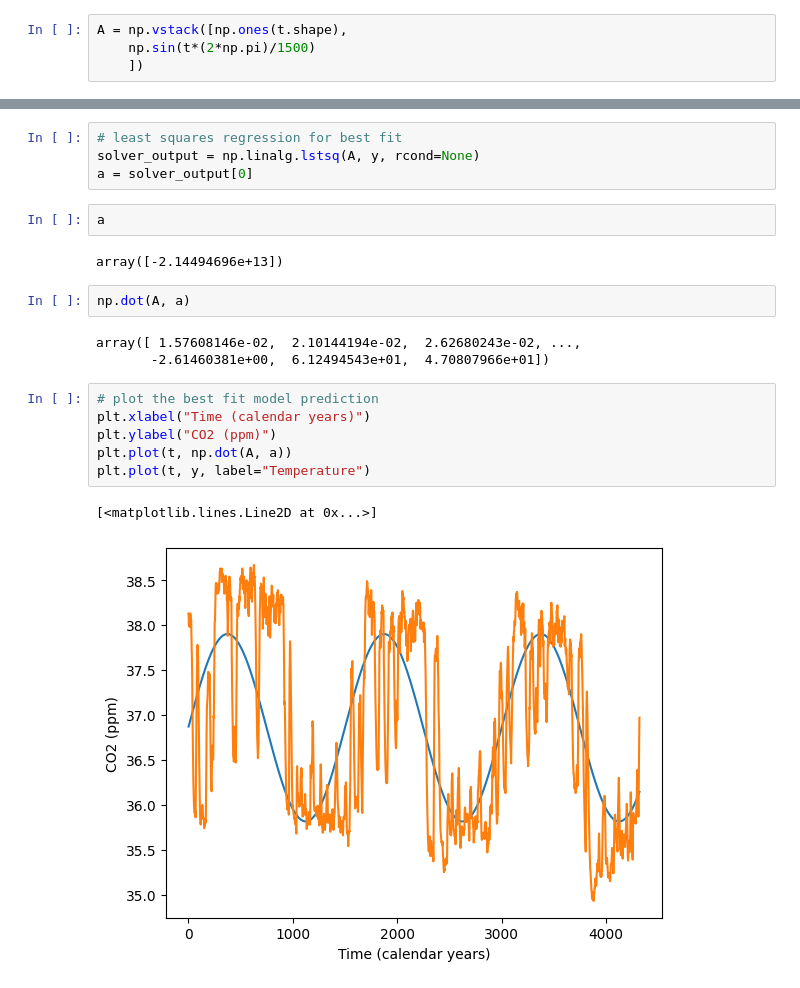
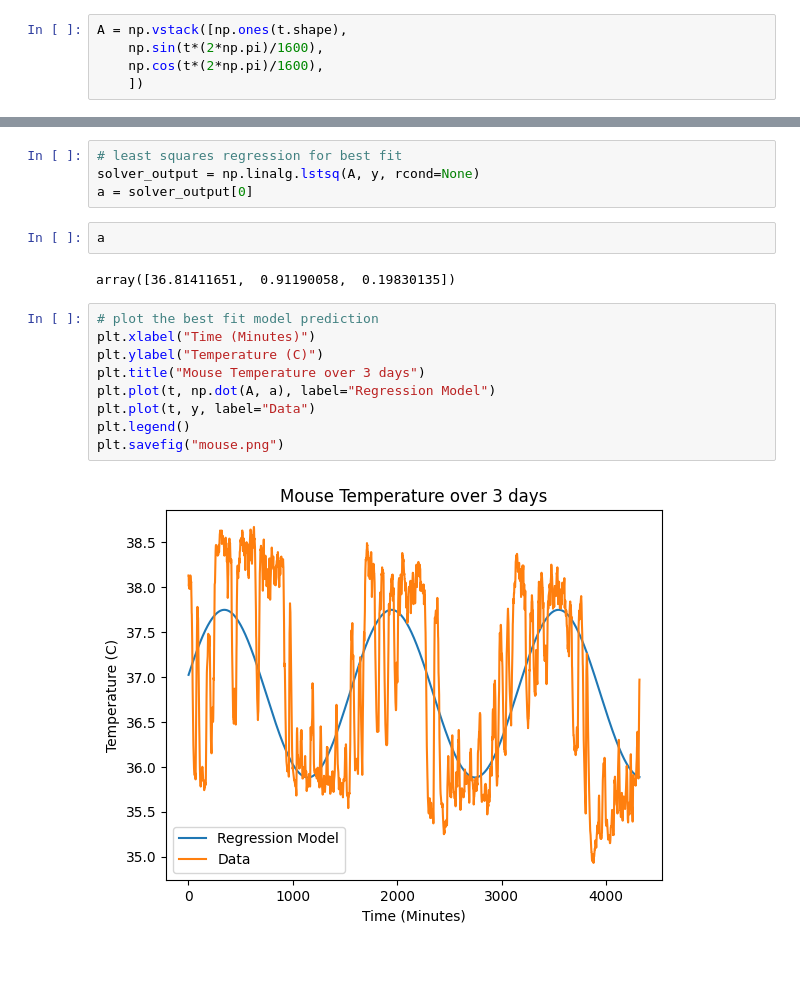
Before and after one commit to Noah-B-Reef/MAT4020-Homework7, a Jupyter notebook: mouse.ipynb, the cells around one changed output, grey strips where cells are left out. Drawn from its saved outputs; the diff is of its cells as text; blank space fills up the shorter version.

```diff
--- a/mouse.ipynb
+++ b/mouse.ipynb
@@ -67,7 +67,8 @@ A = np.vstack([
     ])
 # %%
 A = np.vstack([np.ones(t.shape),
-    np.sin(t*(2*np.pi)/1500)
+    np.sin(t*(2*np.pi)/1600),
+    np.cos(t*(2*np.pi)/1600),
     ])
 # %%
 # transpose
@@ -79,18 +80,15 @@ a = solver_output[0]
 # %%
 a
 # %% [output]
-array([-2.14494696e+13])
+array([36.81411651,  0.91190058,  0.19830135])
-# %%
-np.dot(A, a)
-# %% [output]
-array([ 1.57608146e-02,  2.10144194e-02,  2.62680243e-02, ...,
-       -2.61460381e+00,  6.12494543e+01,  4.70807966e+01])
 # %%
 # plot the best fit model prediction
-plt.xlabel("Time (calendar years)")
-plt.ylabel("CO2 (ppm)")
-plt.plot(t, np.dot(A, a))
-plt.plot(t, y, label="Temperature")
+plt.xlabel("Time (Minutes)")
+plt.ylabel("Temperature (C)")
+plt.title("Mouse Temperature over 3 days")
+plt.plot(t, np.dot(A, a), label="Regression Model")
+plt.plot(t, y, label="Data")
+plt.legend()
+plt.savefig("mouse.png")
 # %% [output]
-[<matplotlib.lines.Line2D at 0x...>]
-[figure, old version]
+[figure, new version]
```
Also changed, not shown: 4 other files.
